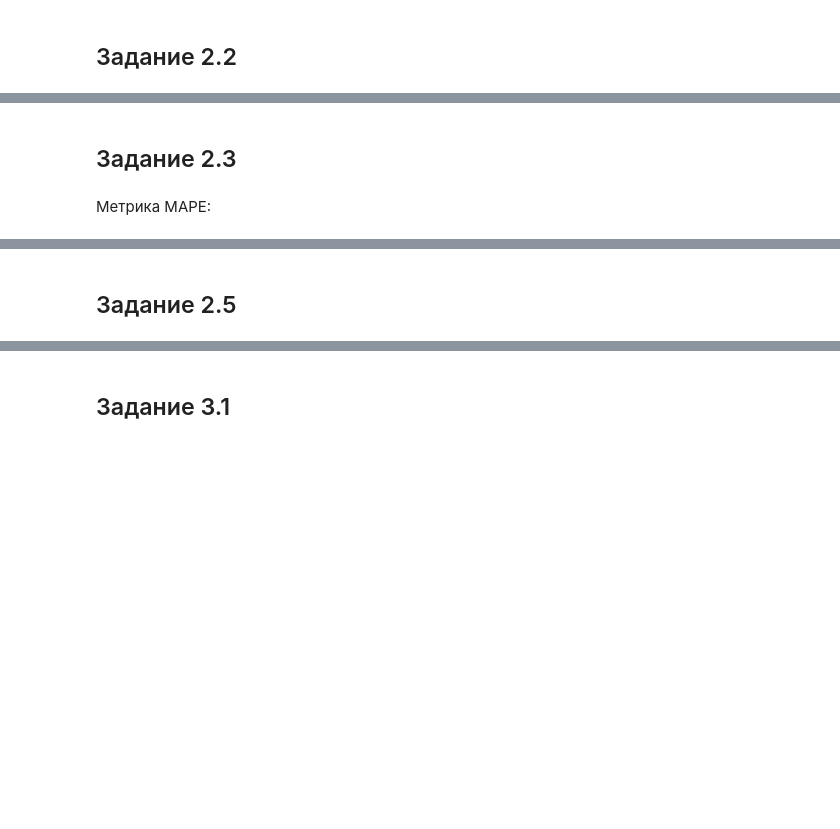
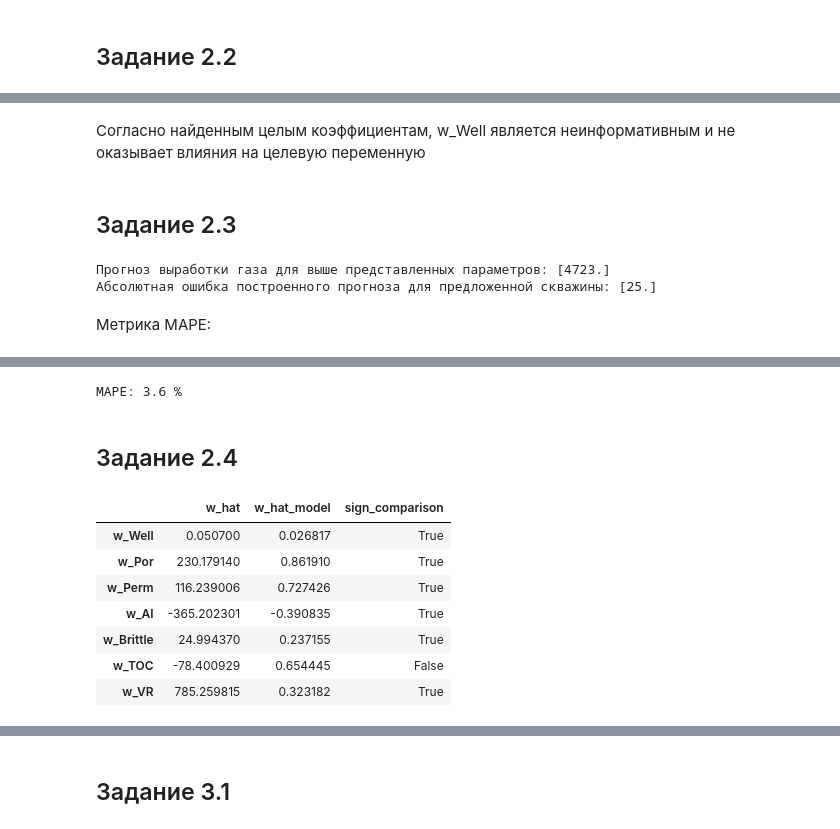
Before and after one commit to Ruugiko/SF_DS, a Jupyter notebook: Skillfactory/Математика/Khvan.ipynb, the cells around one changed output, grey strips where cells are left out. Drawn from its saved outputs; the diff is of its cells as text; code cells hidden in the pictures; blank space fills up the shorter version.

```diff
--- a/Skillfactory/Математика/Khvan.ipynb
+++ b/Skillfactory/Математика/Khvan.ipynb
@@ -27,8 +113,17 @@ data.head()
+# %% [markdown]
+Согласно найденным целым коэффициентам, w_Well является неинформативным и не оказывает влияния на целевую переменную
 # %% [markdown]
 ## Задание 2.3
 # %%
 #Постройте прогноз выработки газа для скважины с параметрами, указанными ниже.
 #Чему равна абсолютная ошибка построенного вами прогноза для предложенной скважины ?(в миллионах кубических футов в день).
+#Берем параметры без Prod и добавлем 1 спереди для умножения на свободный член w_0
+new_factors = np.array([1, 106, 15.32, 3.71, 3.29, 55.99, 1.35, 2.42])
+print(f'Прогноз выработки газа для выше представленных параметров: {(new_factors@w_hat.values).round(0)}')
+print(f'Абсолютная ошибка построенного прогноза для предложенной скважины: {4748 - (new_factors@w_hat.values).round(0)}')
+# %% [output]
+Прогноз выработки газа для выше представленных параметров: [4723.]
+Абсолютная ошибка построенного прогноза для предложенной скважины: [25.]
 # %% [markdown]
 Метрика MAPE:
 # %% [markdown]
@@ -36,7 +131,35 @@ data.head()
 # %%
 #Постройте прогноз выработки газа для всех скважин из обучающего набора данных.
 #Чему равно значение метрики MAPE вашей модели?
+
+#Построение прогноза для выработки газа для всех скважина из обучающего набора данных
+y_pred = x @ w_hat.values
+
+
+#Вычисление MAPE
+#Вызываем метод
+from sklearn.metrics import mean_absolute_percentage_error
+print(f'MAPE: {(mean_absolute_percentage_error(y, y_pred)*100).round(1)} %')
+# %% [output]
+MAPE: 3.6 %
-# %% [markdown]
-## Задание 2.5
+# %% [markdown]
+## Задание 2.4
 # %%
-#Исключите из данных сильно коррелированные между собой факторы.
+# Сравнение знаков коэффициентов в модели регрессии и коэффициентов корреляции.
+# Удаляю строку с меткой 'Prod' из DataFrame M.
+# И копирую значения столбца 'Prod' в столбец 'w_hat_model' объекта DataFrame compare.
+# Затем добавляю новый столбец 'sign_comparison' в DataFrame compare.
+# Лямбда-функция умножает значения из столбцов 'w_hat' и 'w_hat_model' в каждой строке и затем проверяет, больше ли результат нуля.
+# Если результат больше или равен нулю, то значение в столбце 'sign_comparison' будет True, в противном случае - False.
+compare.loc[:, 'w_hat_model'] = M.drop('Prod', axis=0)['Prod'].values
+compare.loc[:, 'sign_comparison'] = compare.apply(lambda row: row['w_hat'] * row['w_hat_model'] >= 0, axis=1)
+display(compare)
+# %% [output]
+|  | w_hat | w_hat_model | sign_comparison |
+| w_Well | 0.050700 | 0.026817 | True |
+| w_Por | 230.179140 | 0.861910 | True |
+| w_Perm | 116.239006 | 0.727426 | True |
+| w_AI | -365.202301 | -0.390835 | True |
+| w_Brittle | 24.994370 | 0.237155 | True |
+| w_TOC | -78.400929 | 0.654445 | False |
+| w_VR | 785.259815 | 0.323182 | True |
```
Also changed, not shown: parts of 22 cells of this notebook.
